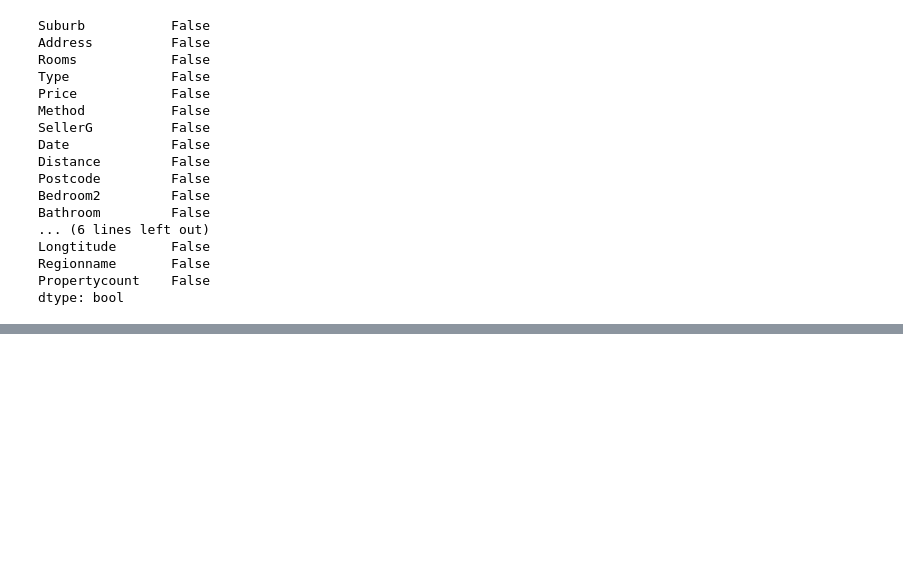
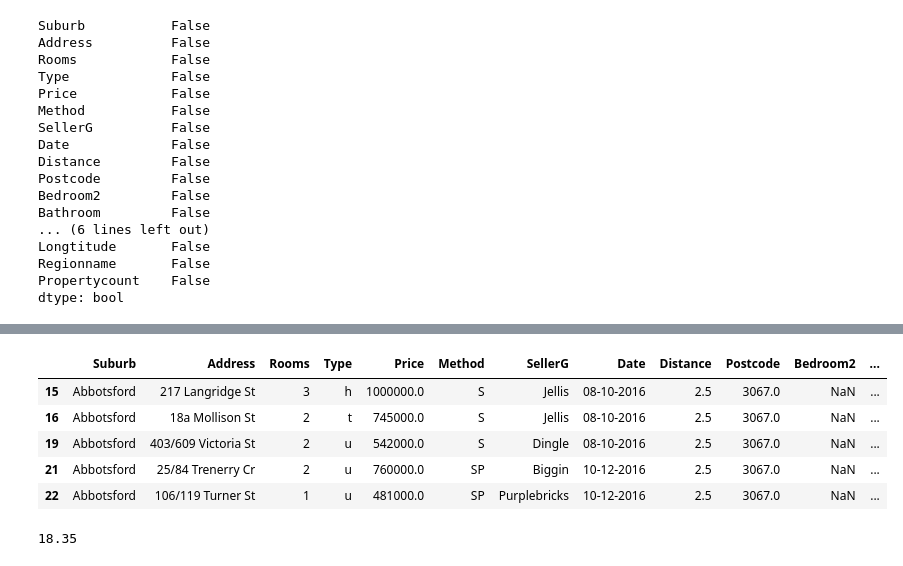
Before and after one commit to PrNth4676/PythonTutorials, a Jupyter notebook: Cleaning_Datasets.ipynb, the cells around one changed output, grey strips where cells are left out. Drawn from its saved outputs; the diff is of its cells as text; code cells hidden in the pictures; blank space fills up the shorter version.

```diff
--- a/Cleaning_Datasets.ipynb
+++ b/Cleaning_Datasets.ipynb
@@ -125,0 +179,6 @@ dtype: bool
+# %%
+#Deleting missing values by considering the missing values percentage greater than 50% after considering
+#if they determine the dependent variable's outcome which in this case is the price
+#Removing three columns and note during dropping we give the axis=1 for columns
+df = df.drop(['YearBuilt','CouncilArea'],axis=1)
+df = df.drop('BuildingArea',axis=1)
@@ -125,0 +209,18 @@ dtype: bool
+# %%
+#Now, instead of removing the columns for which the missing value is more than 20%, we can remove the rows
+#which has missing values for more than 5 columns
+df[df.isnull().sum(axis=1)>5].head()
+# %% [output]
+|  | Suburb | Address | Rooms | Type | Price | Method | SellerG | Date | Distance | Postcode | Bedroom2 | ... |
+| 15 | Abbotsford | 217 Langridge St | 3 | h | 1000000.0 | S | Jellis | 08-10-2016 | 2.5 | 3067.0 | NaN | ... |
+| 16 | Abbotsford | 18a Mollison St | 2 | t | 745000.0 | S | Jellis | 08-10-2016 | 2.5 | 3067.0 | NaN | ... |
+| 19 | Abbotsford | 403/609 Victoria St | 2 | u | 542000.0 | S | Dingle | 08-10-2016 | 2.5 | 3067.0 | NaN | ... |
+| 21 | Abbotsford | 25/84 Trenerry Cr | 2 | u | 760000.0 | SP | Biggin | 10-12-2016 | 2.5 | 3067.0 | NaN | ... |
+| 22 | Abbotsford | 106/119 Turner St | 1 | u | 481000.0 | SP | Purplebricks | 10-12-2016 | 2.5 | 3067.0 | NaN | ... |
+# %%
+#Counting the values gives us,
+len(df[df.isnull().sum(axis=1)>5].index)
+#Finding in terms of percentage
+round(len(df[df.isnull().sum(axis=1)>5].index)/len(df.index)*100,2)
+# %% [output]
+18.35
```
Also changed, not shown: parts of 27 cells of this notebook.
